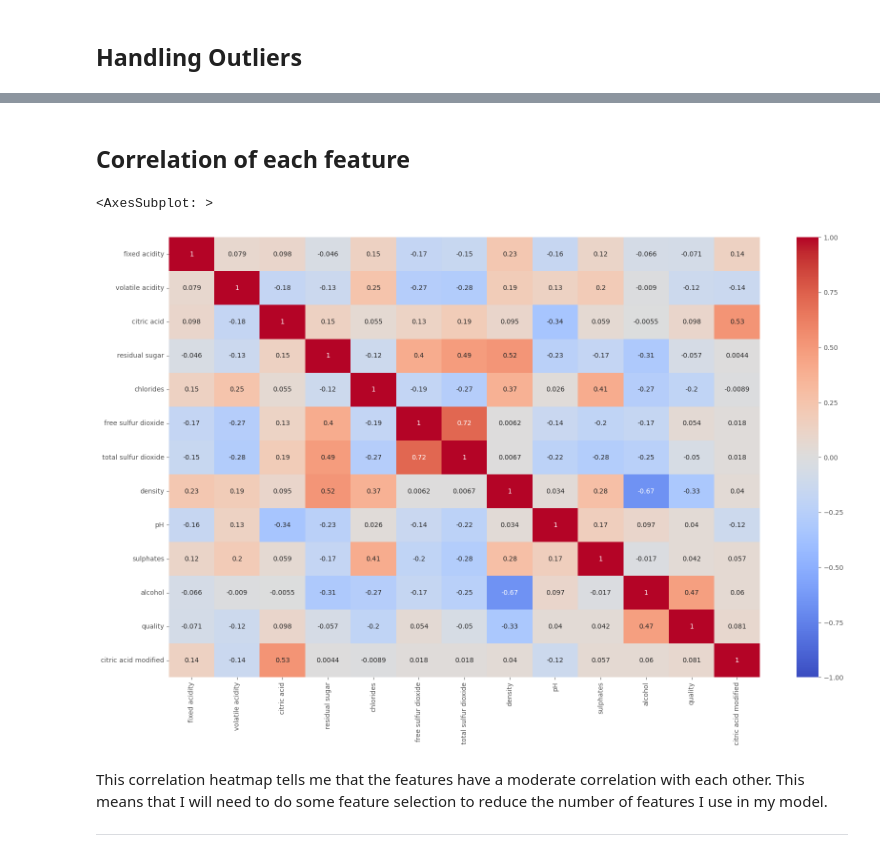
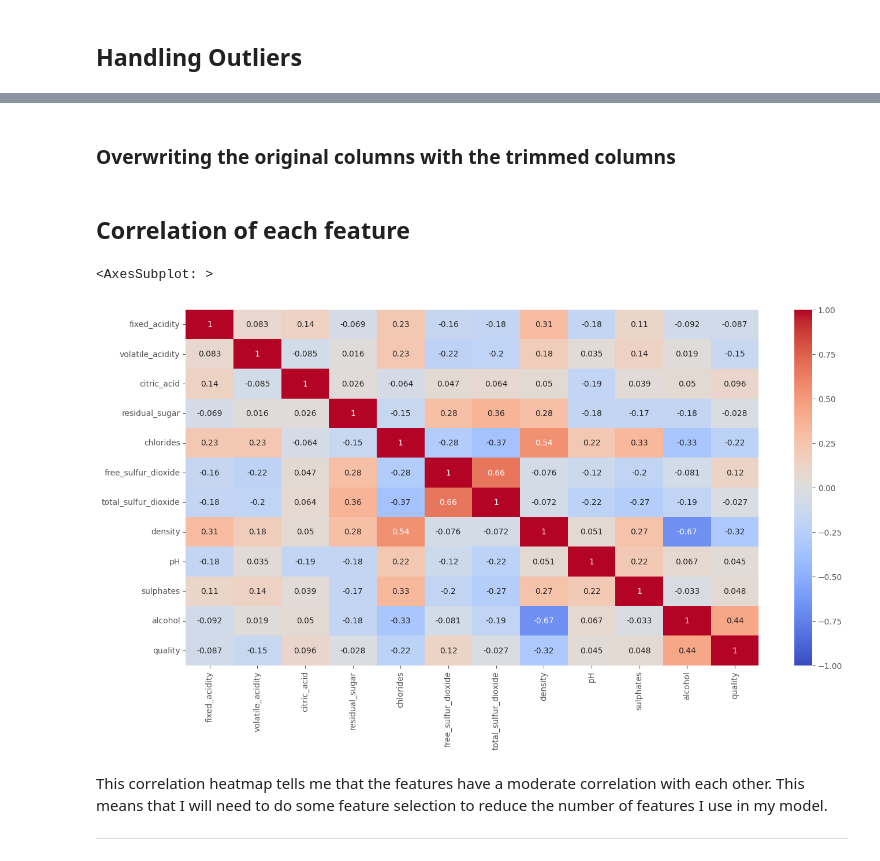
Before and after one commit to zS1L3NT/mldp, a Jupyter notebook: main.ipynb, the cells around one changed output, grey strips where cells are left out. Drawn from its saved outputs; the diff is of its cells as text; code cells hidden in the pictures.

```diff
--- a/main.ipynb
+++ b/main.ipynb
@@ -257,0 +289,9 @@ overwrite_original(feature)
+# %%
+feature = "alcohol"
+
+df[f"{feature}_trimmed"] = np.where(
+    (df[feature] > df[feature].quantile(0.99)),
+    df[feature].median(),
+    df[feature]
+)
+plot_diff(feature)
@@ -257,0 +302,9 @@ overwrite_original(feature)
+# %%
+feature = "quality"
+
+df[f"{feature}_trimmed"] = np.where(
+    (df[feature] > df[feature].quantile(0.97)) | (df[feature] < df[feature].quantile(0.01)),
+    df[feature].median(),
+    df[feature]
+)
+plot_diff(feature)
@@ -257,0 +317,14 @@ overwrite_original(feature)
+# %%
+fig, axes = plt.subplots(12, 1, figsize=(20, 24), tight_layout=True)
+
+for i, ax in enumerate(axes.flat):
+    feature = df.select_dtypes(exclude="object").columns.array[i]
+    sns.boxplot(
+        pd.melt(df[[feature, f"{feature}_trimmed"]]),
+        x="value",
+        y="variable",
+        ax=ax
+    ).set(
+        xlabel=None,
+        ylabel=None
+    )
@@ -258,19 +333,26 @@ overwrite_original(feature)
+# %% [markdown]
+### Overwriting the original columns with the trimmed columns
+# %%
+for feature in df.select_dtypes(exclude="object").columns:
+    if "_trimmed" not in feature:
+        df[feature] = df[f"{feature}_trimmed"]
+        df = df.drop(columns=f"{feature}_trimmed")
 # %% [markdown]
 ## Correlation of each feature
 # %%
-fig, ax = plt.subplots(figsize=(20, 12))
+fig, ax = plt.subplots(figsize=(16, 8))
 
 sns.heatmap(
     df.corr(numeric_only=True),
     vmin=-1,
     vmax=1,
     annot=True,
     cmap="coolwarm",
     ax=ax,
 )
 # %% [output]
 <AxesSubplot: >
-[figure, old version]
+[figure, new version]
 # %% [markdown]
 This correlation heatmap tells me that the features have a moderate correlation with each other. This means that I will need to do some feature selection to reduce the number of features I use in my model.
 
```
Also changed, not shown: parts of 73 cells of this notebook.
